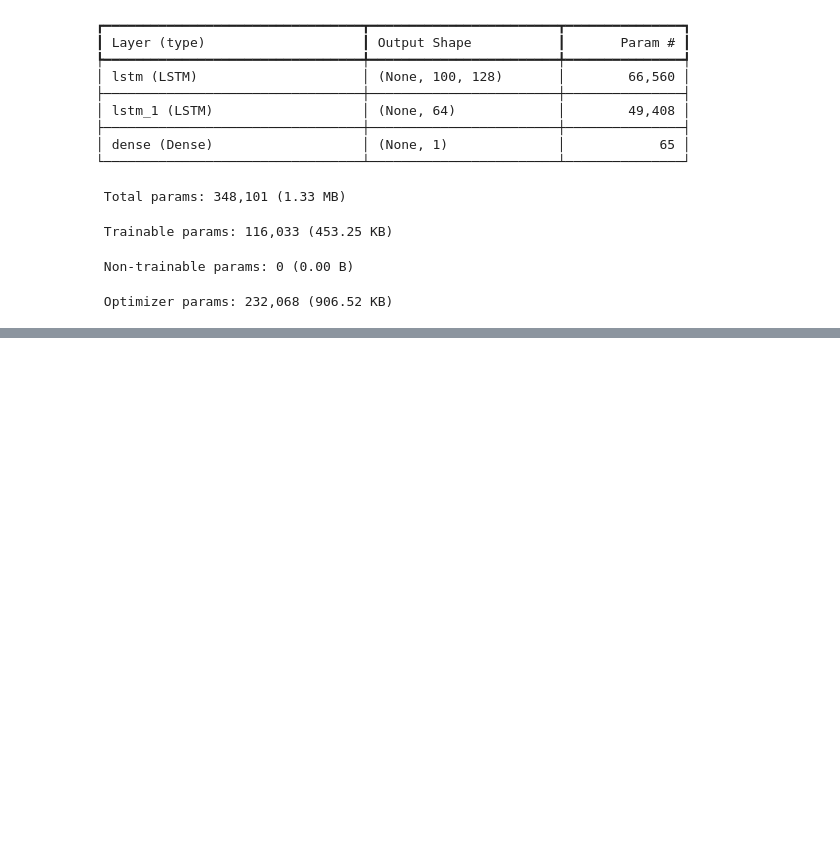
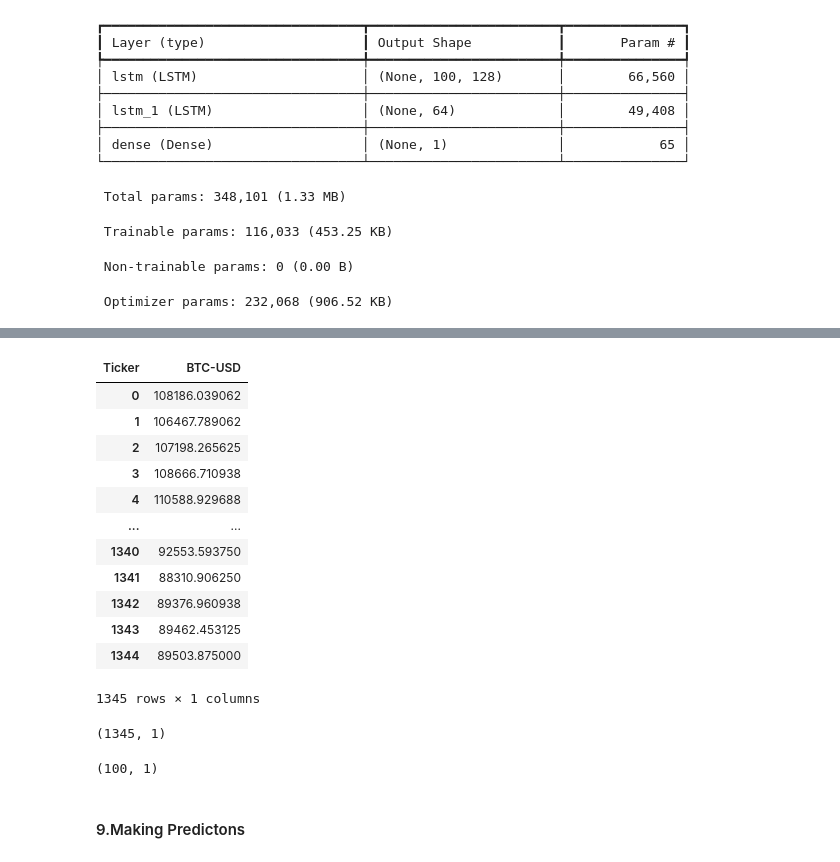
Before and after one commit to sohailk007/fullstack-ai-ml-stock-app, a Jupyter notebook: Resources/Stock_Prediction_LSTM.ipynb, the cells around one changed output, grey strips where cells are left out. Drawn from its saved outputs; the diff is of its cells as text; code cells hidden in the pictures; blank space fills up the shorter version.

```diff
--- a/Resources/Stock_Prediction_LSTM.ipynb
+++ b/Resources/Stock_Prediction_LSTM.ipynb
@@ -203,0 +224,22 @@ model.save("stock_prediction_model.keras")
+# %%
+final_df = pd.concat([past_100_days, testing_data], ignore_index=True)
+final_df
+# %% [output]
+| Ticker | BTC-USD |
+| 0 | 108186.039062 |
+| 1 | 106467.789062 |
+| 2 | 107198.265625 |
+| 3 | 108666.710938 |
+| 4 | 110588.929688 |
+| ... | ... |
+| 1340 | 92553.593750 |
+| 1341 | 88310.906250 |
+| 1342 | 89376.960938 |
+| 1343 | 89462.453125 |
+| 1344 | 89503.875000 |
+1345 rows × 1 columns
+# %%
+input_data = scaler.transform(final_df)
+input_data.shape
+# %% [output]
+(1345, 1)
@@ -203,0 +255,6 @@ model.save("stock_prediction_model.keras")
+# %%
+x_test[0].shape
+# %% [output]
+(100, 1)
+# %% [markdown]
+#### 9.Making Predictons
```
Also changed, not shown: parts of 19 cells of this notebook, 2 other files.
